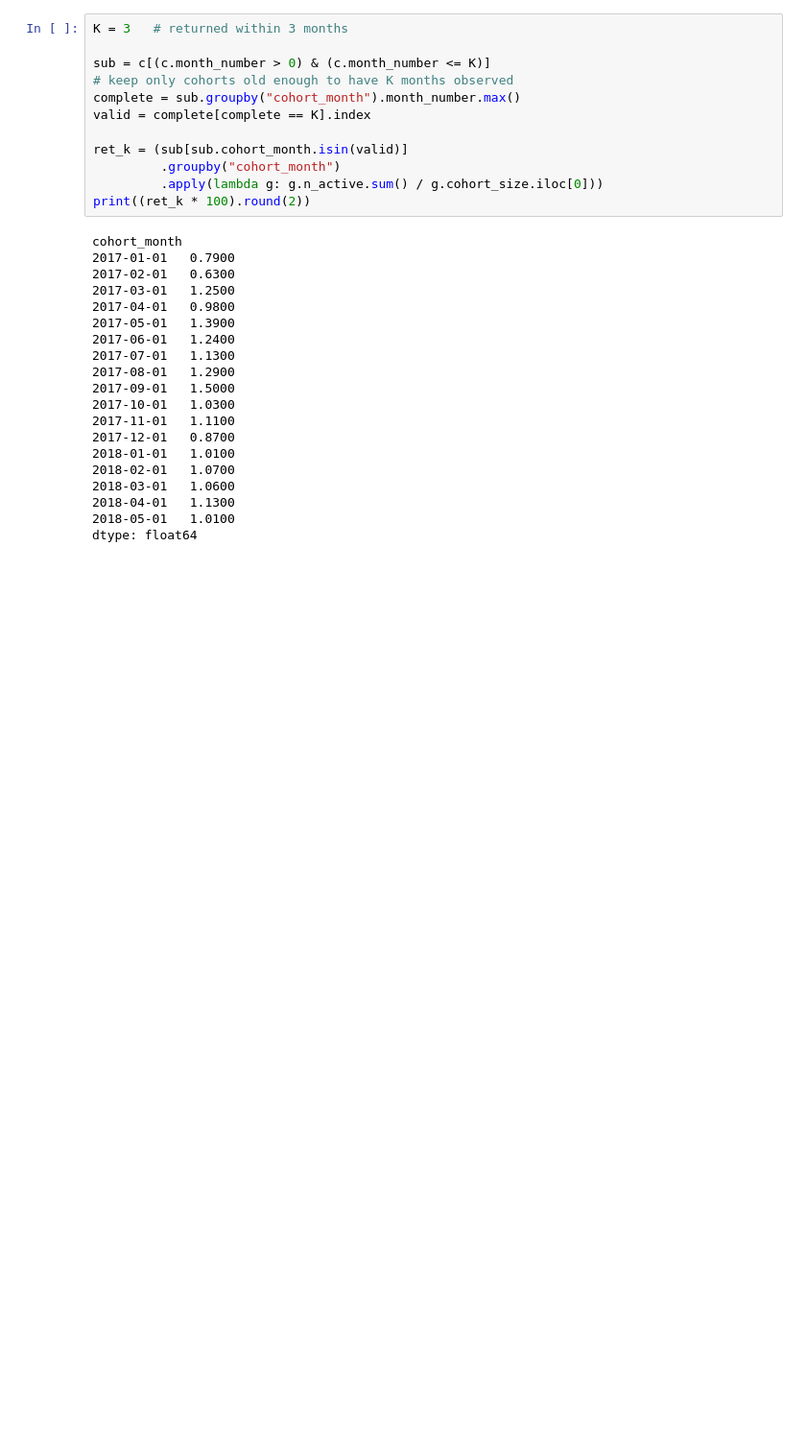
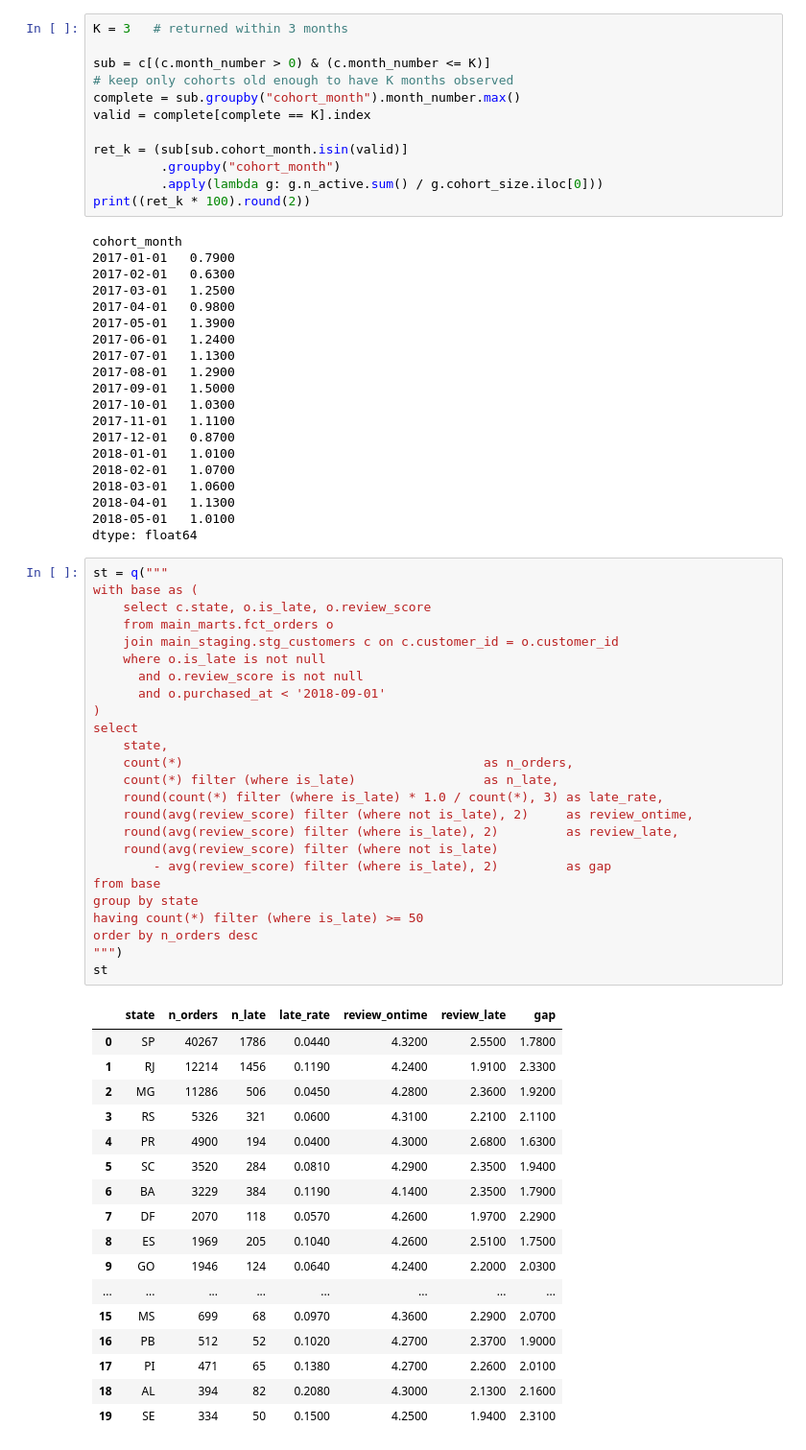
Before and after one commit to Harshit0998/olist-marketplace-health, a Jupyter notebook: notebooks/01_Analysis.ipynb, the cells around one changed output. Shown at 96% size. Drawn from its saved outputs; the diff is of its cells as text; blank space fills up the shorter version.

```diff
--- a/notebooks/01_Analysis.ipynb
+++ b/notebooks/01_Analysis.ipynb
@@ -527,3 +548,46 @@ cohort_month
 2018-04-01   1.1300
 2018-05-01   1.0100
 dtype: float64
+# %%
+st = q("""
+with base as (
+    select c.state, o.is_late, o.review_score
+    from main_marts.fct_orders o
+    join main_staging.stg_customers c on c.customer_id = o.customer_id
+    where o.is_late is not null
+      and o.review_score is not null
+      and o.purchased_at < '2018-09-01'
+)
+select
+    state,
+    count(*)                                        as n_orders,
+    count(*) filter (where is_late)                 as n_late,
+    round(count(*) filter (where is_late) * 1.0 / count(*), 3) as late_rate,
+    round(avg(review_score) filter (where not is_late), 2)     as review_ontime,
+    round(avg(review_score) filter (where is_late), 2)         as review_late,
+    round(avg(review_score) filter (where not is_late)
+        - avg(review_score) filter (where is_late), 2)         as gap
+from base
+group by state
+having count(*) filter (where is_late) >= 50
+order by n_orders desc
+""")
+st
+# %% [output]
+|  | state | n_orders | n_late | late_rate | review_ontime | review_late | gap |
+| 0 | SP | 40267 | 1786 | 0.0440 | 4.3200 | 2.5500 | 1.7800 |
+| 1 | RJ | 12214 | 1456 | 0.1190 | 4.2400 | 1.9100 | 2.3300 |
+| 2 | MG | 11286 | 506 | 0.0450 | 4.2800 | 2.3600 | 1.9200 |
+| 3 | RS | 5326 | 321 | 0.0600 | 4.3100 | 2.2100 | 2.1100 |
+| 4 | PR | 4900 | 194 | 0.0400 | 4.3000 | 2.6800 | 1.6300 |
+| 5 | SC | 3520 | 284 | 0.0810 | 4.2900 | 2.3500 | 1.9400 |
+| 6 | BA | 3229 | 384 | 0.1190 | 4.1400 | 2.3500 | 1.7900 |
+| 7 | DF | 2070 | 118 | 0.0570 | 4.2600 | 1.9700 | 2.2900 |
+| 8 | ES | 1969 | 205 | 0.1040 | 4.2600 | 2.5100 | 1.7500 |
+| 9 | GO | 1946 | 124 | 0.0640 | 4.2400 | 2.2000 | 2.0300 |
+| ... | ... | ... | ... | ... | ... | ... | ... |
+| 15 | MS | 699 | 68 | 0.0970 | 4.3600 | 2.2900 | 2.0700 |
+| 16 | PB | 512 | 52 | 0.1020 | 4.2700 | 2.3700 | 1.9000 |
+| 17 | PI | 471 | 65 | 0.1380 | 4.2700 | 2.2600 | 2.0100 |
+| 18 | AL | 394 | 82 | 0.2080 | 4.3000 | 2.1300 | 2.1600 |
+| 19 | SE | 334 | 50 | 0.1500 | 4.2500 | 1.9400 | 2.3100 |
```
Also changed, not shown: parts of 13 cells of this notebook, 8 other files.
